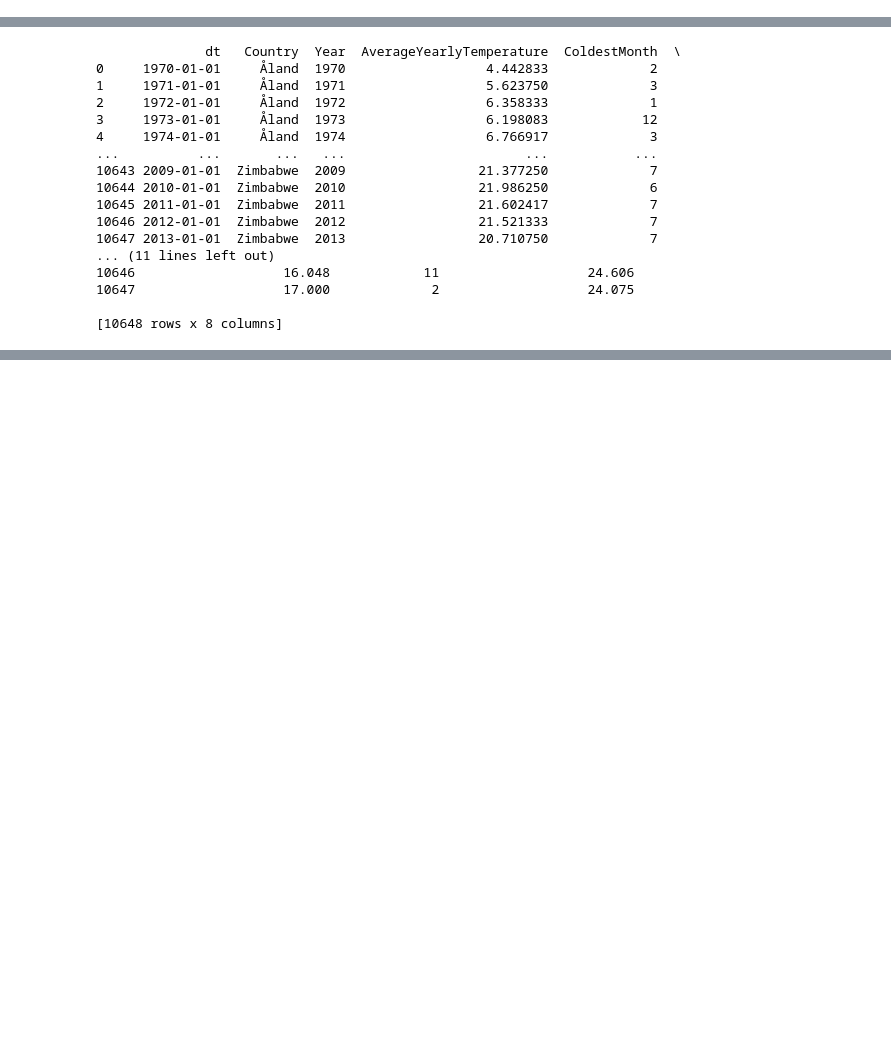
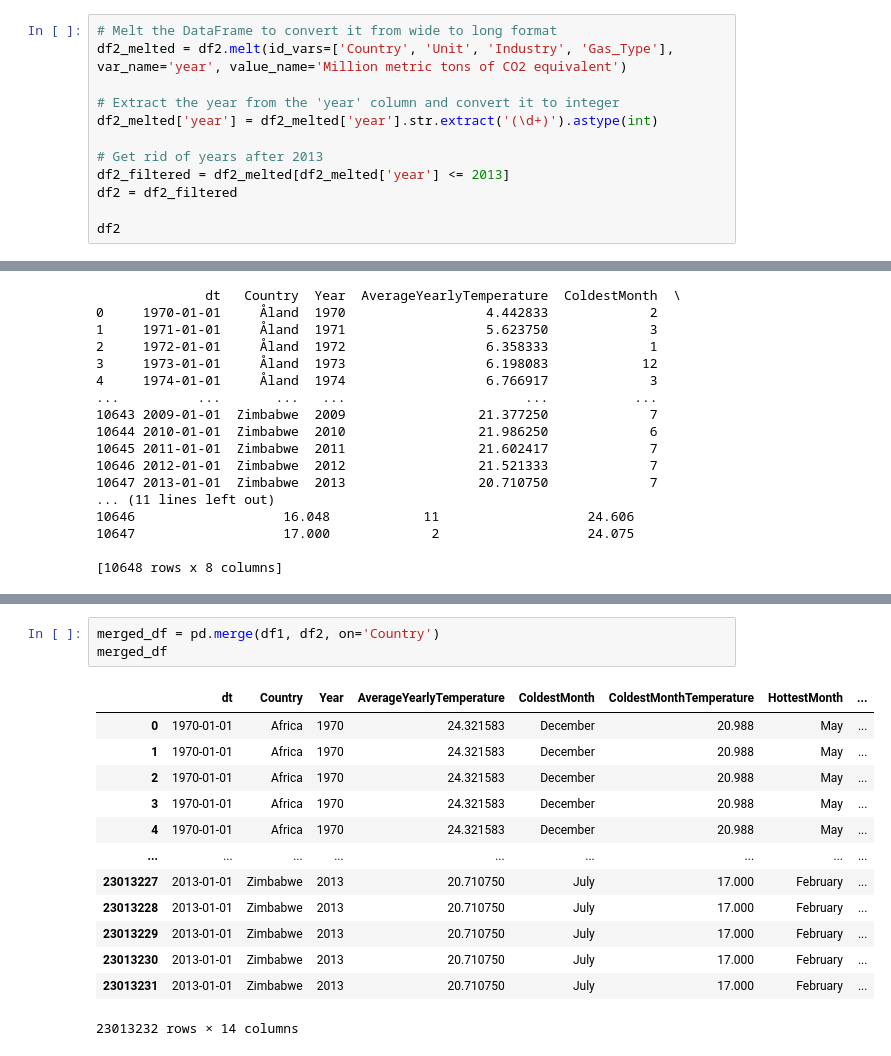
Before and after one commit to EricVan14/ClimateChangeDataMart, a Jupyter notebook: ClimateChangeDataMart.ipynb, the cells around one changed output, grey strips where cells are left out. Cells and saved outputs as stored; diff of their text form; blank space fills up the shorter version.

```diff
--- a/ClimateChangeDataMart.ipynb
+++ b/ClimateChangeDataMart.ipynb
@@ -73,3 +73,15 @@ df2
 | 20446 | Zimbabwe | Million metric tons of CO2 equiva... | Not Applicable | Methane | 8.267716 | 8.694284 | 8.713195 | 8.846898 | 9.006267 | 9.372119 | ... | ... |
 | 20447 | Zimbabwe | Million metric tons of CO2 equiva... | Not Applicable | Nitrous oxide | 3.665951 | 3.870806 | 3.919367 | 3.917183 | 4.003450 | 4.195088 | ... | ... |
 20448 rows × 56 columns
+# %%
+# Melt the DataFrame to convert it from wide to long format
+df2_melted = df2.melt(id_vars=['Country', 'Unit', 'Industry', 'Gas_Type'], var_name='year', value_name='Million metric tons of CO2 equivalent')
+
+# Extract the year from the 'year' column and convert it to integer
+df2_melted['year'] = df2_melted['year'].str.extract('(\d+)').astype(int)
+
+# Get rid of years after 2013
+df2_filtered = df2_melted[df2_melted['year'] <= 2013]
+df2 = df2_filtered
+
+df2
@@ -174,0 +197,17 @@ print(df1)
+# %%
+merged_df = pd.merge(df1, df2, on='Country')
+merged_df
+# %% [output]
+|  | dt | Country | Year | AverageYearlyTemperature | ColdestMonth | ColdestMonthTemperature | HottestMonth | ... |
+| 0 | 1970-01-01 | Africa | 1970 | 24.321583 | December | 20.988 | May | ... |
+| 1 | 1970-01-01 | Africa | 1970 | 24.321583 | December | 20.988 | May | ... |
+| 2 | 1970-01-01 | Africa | 1970 | 24.321583 | December | 20.988 | May | ... |
+| 3 | 1970-01-01 | Africa | 1970 | 24.321583 | December | 20.988 | May | ... |
+| 4 | 1970-01-01 | Africa | 1970 | 24.321583 | December | 20.988 | May | ... |
+| ... | ... | ... | ... | ... | ... | ... | ... | ... |
+| 23013227 | 2013-01-01 | Zimbabwe | 2013 | 20.710750 | July | 17.000 | February | ... |
+| 23013228 | 2013-01-01 | Zimbabwe | 2013 | 20.710750 | July | 17.000 | February | ... |
+| 23013229 | 2013-01-01 | Zimbabwe | 2013 | 20.710750 | July | 17.000 | February | ... |
+| 23013230 | 2013-01-01 | Zimbabwe | 2013 | 20.710750 | July | 17.000 | February | ... |
+| 23013231 | 2013-01-01 | Zimbabwe | 2013 | 20.710750 | July | 17.000 | February | ... |
+23013232 rows × 14 columns
```
Also changed, not shown: parts of 5 cells of this notebook.
